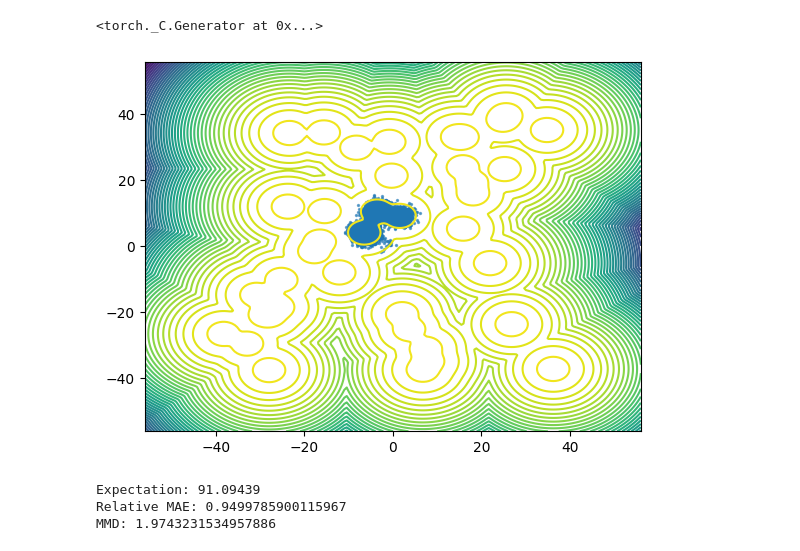
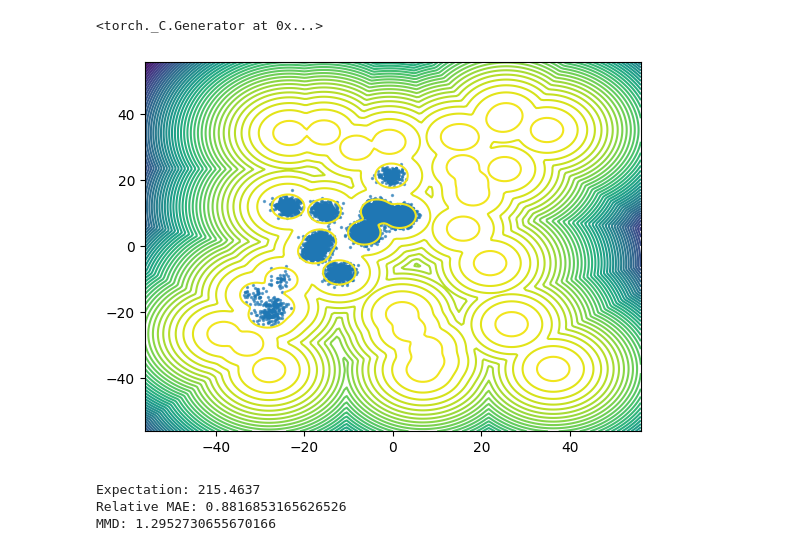
Before and after one commit to Wenlin-Chen/DiGS, a Jupyter notebook: MoG-40/HMC.ipynb, the cells around one changed output. Drawn from its saved outputs; the diff is of its cells as text; code cells hidden in the pictures.

```diff
--- a/MoG-40/HMC.ipynb
+++ b/MoG-40/HMC.ipynb
@@ -44,35 +44,35 @@ torch.manual_seed(SEED)
 # %%
 num_samples = 10000
 num_chains = 10    # to save time, we run 10 independent HMC samplers with the same initialization in parallel, each generating 1000 samples
-step_size = 6e-3
+step_size = 6e-2
 num_hmc_steps_per_sample = 50
 num_leapfrog_steps_per_hmc_step = 20  # 50x20=1000 leapfrog steps per sample
 
 x = torch.zeros([num_chains, dim], device=device)
 
 hmc = HamiltonianMonteCarlo(x, energy, step_size, num_leapfrog_steps_per_hmc_step, device=device)
 
 samples = []
 with tqdm(range(num_samples//num_chains)) as t_bar:
     for _ in t_bar:
         for _ in range(num_hmc_steps_per_sample):
             x, acc_rate = hmc.sample()
         t_bar.set_postfix({"acc_rate": acc_rate})
         samples.append(x.detach())
 samples = torch.cat(samples, dim=0)
 
 plot_contours(target.log_prob, samples=samples.cpu().numpy(), bounds=plotting_bounds, n_contour_levels=50, grid_width_n_points=200, device=device, plt_show=True)
 
 expectation = MC_estimate_true_expectation(samples.cpu(), quadratic_function)
 print("Expectation:", expectation.cpu().numpy())
 
 print("Relative MAE:", relative_mae(true_expectation, expectation).item())
 
 mmd_loss=MMD_loss(kernel_num=5)
 mmd=mmd_loss.forward(source=samples.cpu(), target=true_samples.cpu())
 print("MMD:", mmd.item())
 # %% [output]
-[figure, old version]
+[figure, new version]
-Expectation: 91.09439
-Relative MAE: 0.9499785900115967
-MMD: 1.9743231534957886
+Expectation: 215.4637
+Relative MAE: 0.8816853165626526
+MMD: 1.2952730655670166
```
Also changed, not shown: 1 other file.
